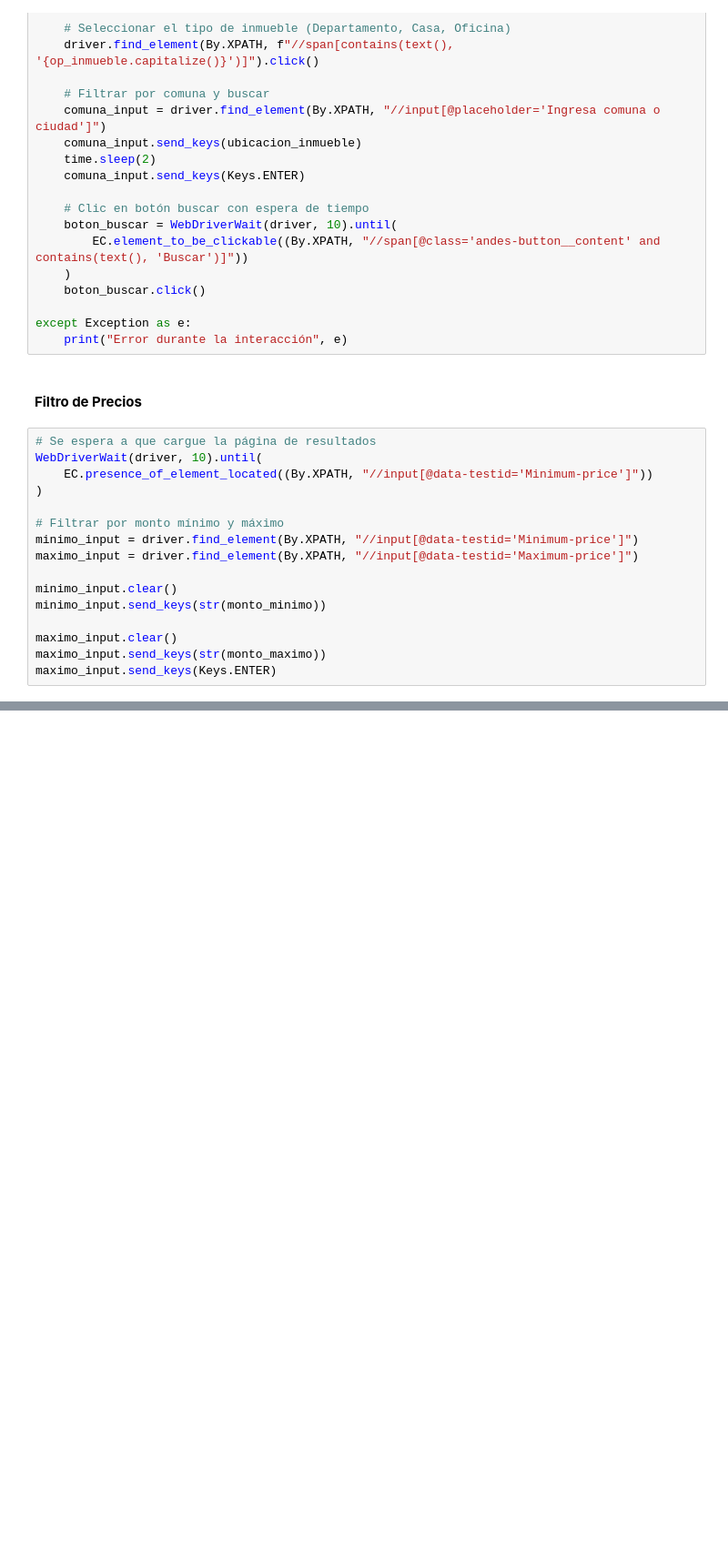
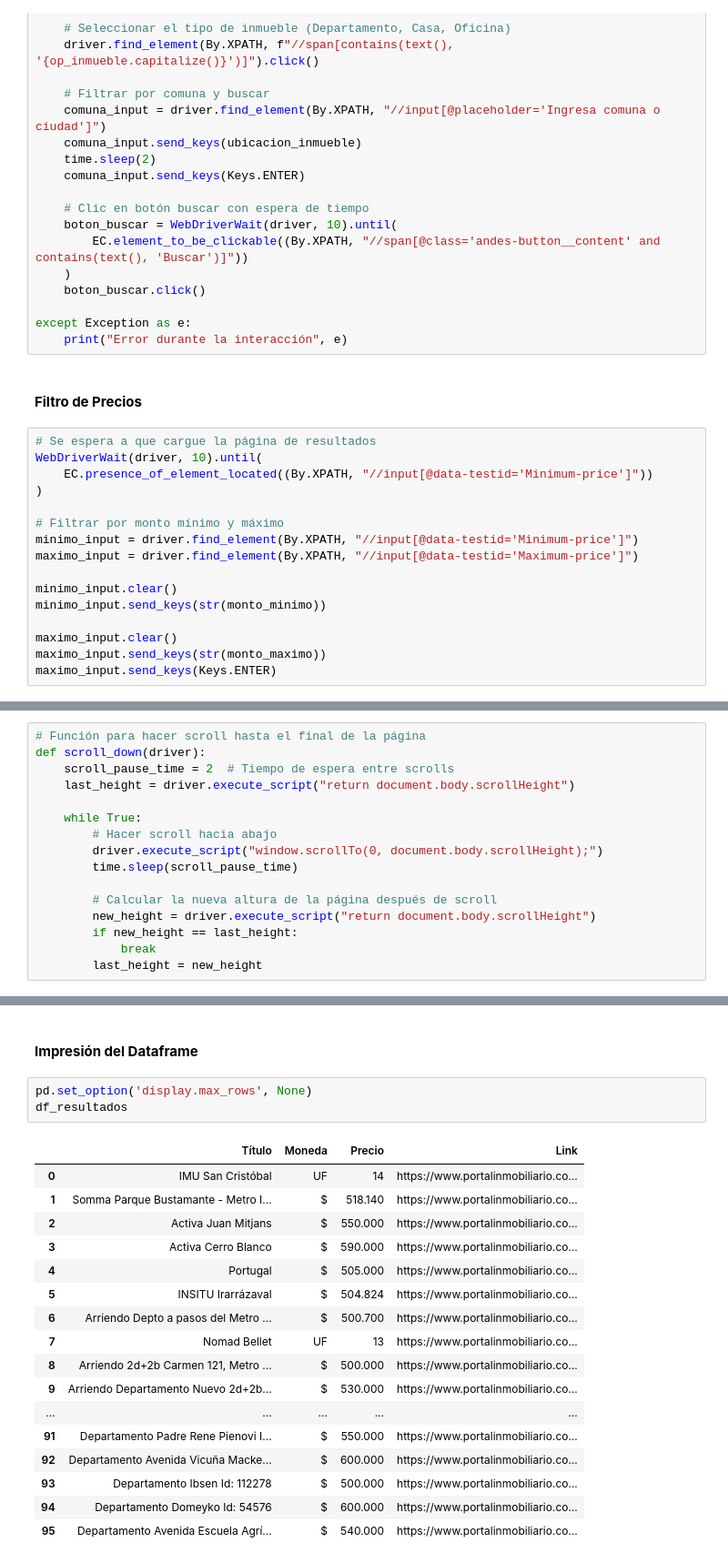
Before and after one commit to Vikktor93/webscraping-api-bd-project, a Jupyter notebook: project.ipynb, the cells around one changed output, grey strips where cells are left out. Shown: that part at 91% size. Cells and saved outputs as stored; diff of their text form; blank space fills up the shorter version.

Commit message:
Función de Scroll, Extracción y Almacenamiento de Resultados en DF

```diff
--- a/project.ipynb
+++ b/project.ipynb
@@ -103,0 +107,16 @@ maximo_input.send_keys(Keys.ENTER)
+# %%
+# Función para hacer scroll hasta el final de la página
+def scroll_down(driver):
+    scroll_pause_time = 2  # Tiempo de espera entre scrolls
+    last_height = driver.execute_script("return document.body.scrollHeight")
+
+    while True:
+        # Hacer scroll hacia abajo
+        driver.execute_script("window.scrollTo(0, document.body.scrollHeight);")
+        time.sleep(scroll_pause_time)
+
+        # Calcular la nueva altura de la página después de scroll
+        new_height = driver.execute_script("return document.body.scrollHeight")
+        if new_height == last_height:
+            break
+        last_height = new_height
@@ -103,0 +201,23 @@ maximo_input.send_keys(Keys.ENTER)
+# %% [markdown]
+#### **Impresión del Dataframe**
+# %%
+pd.set_option('display.max_rows', None)
+df_resultados
+# %% [output]
+|  | Título | Moneda | Precio | Link |
+| 0 | IMU San Cristóbal | UF | 14 | https://www.portalinmobiliario.co... |
+| 1 | Somma Parque Bustamante - Metro I... | $ | 518.140 | https://www.portalinmobiliario.co... |
+| 2 | Activa Juan Mitjans | $ | 550.000 | https://www.portalinmobiliario.co... |
+| 3 | Activa Cerro Blanco | $ | 590.000 | https://www.portalinmobiliario.co... |
+| 4 | Portugal | $ | 505.000 | https://www.portalinmobiliario.co... |
+| 5 | INSITU Irarrázaval | $ | 504.824 | https://www.portalinmobiliario.co... |
+| 6 | Arriendo Depto a pasos del Metro ... | $ | 500.700 | https://www.portalinmobiliario.co... |
+| 7 | Nomad Bellet | UF | 13 | https://www.portalinmobiliario.co... |
+| 8 | Arriendo 2d+2b Carmen 121, Metro ... | $ | 500.000 | https://www.portalinmobiliario.co... |
+| 9 | Arriendo Departamento Nuevo 2d+2b... | $ | 530.000 | https://www.portalinmobiliario.co... |
+| ... | ... | ... | ... | ... |
+| 91 | Departamento Padre Rene Pienovi I... | $ | 550.000 | https://www.portalinmobiliario.co... |
+| 92 | Departamento Avenida Vicuña Macke... | $ | 600.000 | https://www.portalinmobiliario.co... |
+| 93 | Departamento Ibsen Id: 112278 | $ | 500.000 | https://www.portalinmobiliario.co... |
+| 94 | Departamento Domeyko Id: 54576 | $ | 600.000 | https://www.portalinmobiliario.co... |
+| 95 | Departamento Avenida Escuela Agrí... | $ | 540.000 | https://www.portalinmobiliario.co... |
```
Also changed, not shown: parts of 5 cells of this notebook.
